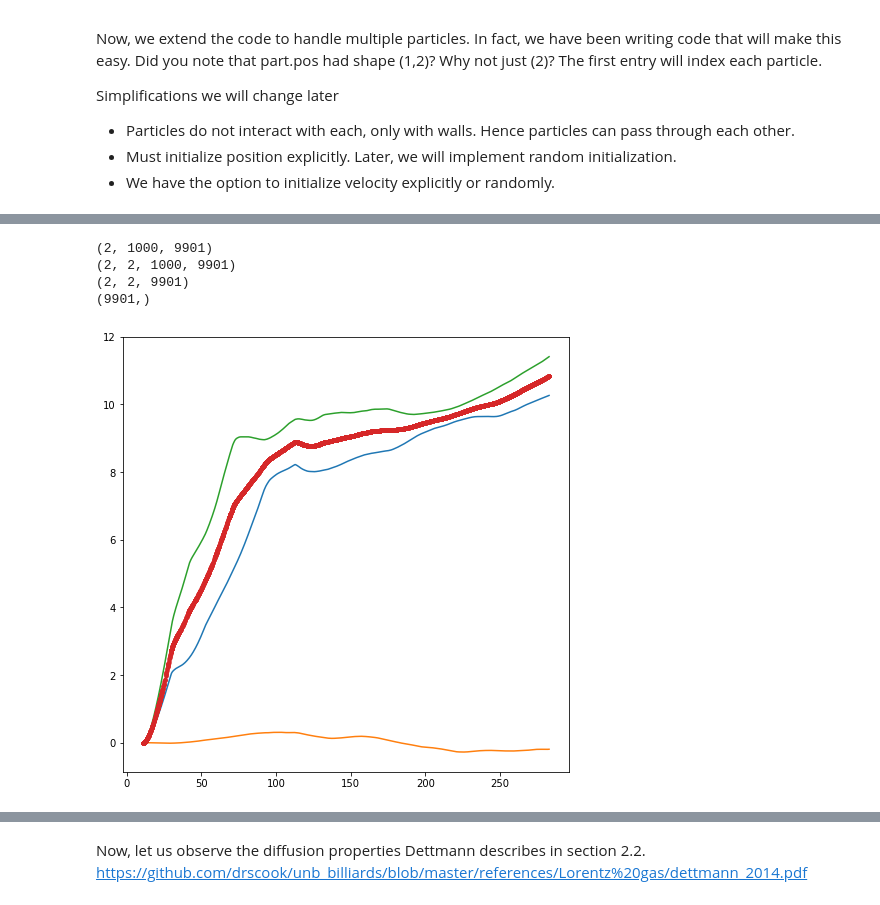
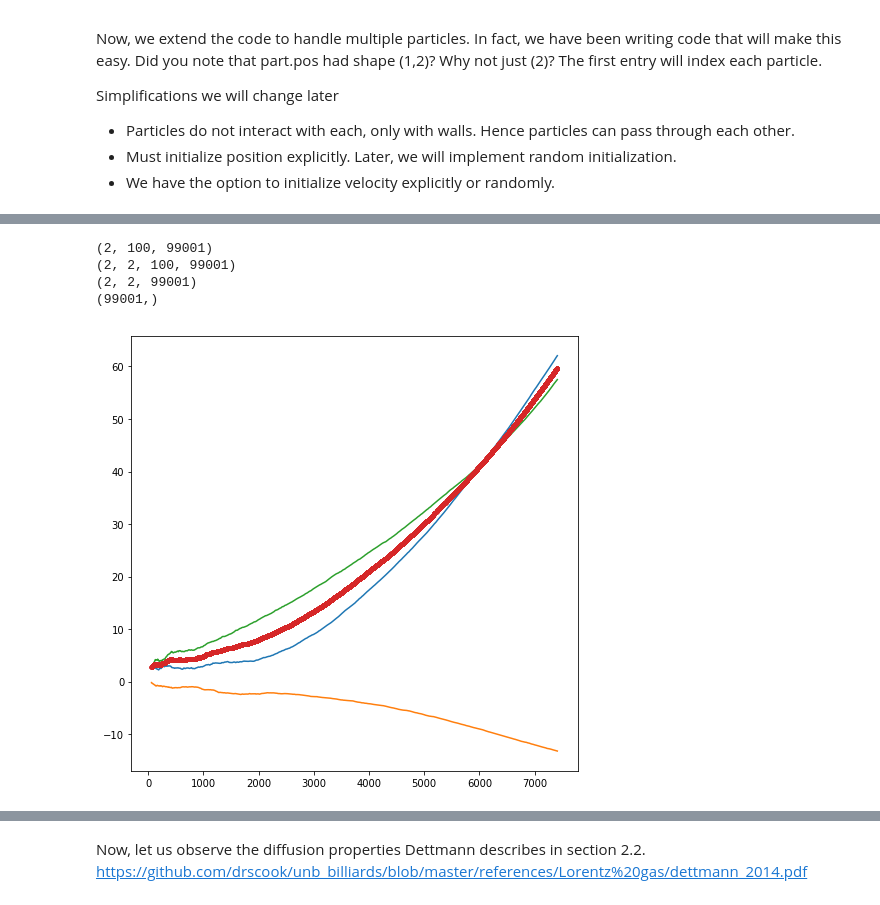
Before and after one commit to drscook/unb_billiards, a Jupyter notebook: code/session2/session2.ipynb, the cells around one changed output, grey strips where cells are left out. Drawn from its saved outputs; the diff is of its cells as text; code cells hidden in the pictures.

```diff
--- a/code/session2/session2.ipynb
+++ b/code/session2/session2.ipynb
@@ -297,11 +349,11 @@ seed = 10
 
 dim = 2
 R_particle = 1.0
-R_scatter = 50.0
+R_scatter = 10.0
 
 R = R_particle + R_scatter
 gap_crit = (2/np.sqrt(3) - 1) * R
-gap = 0.95 * gap_crit
+gap = 0.99 * gap_crit
 
 x0 = R + gap
 y0 = np.sqrt(3) * x0
@@ -319,13 +371,13 @@ wall = [FlatWall(dim=dim, base_point=[-x0, 0], normal=[1, 0], tangents=[[0, y0]]
 for (i, w) in enumerate(wall):
     w.idx = i
 
-num = 5
-part = Particles(max_steps=200, cell_size=[x0, y0], dim=dim, num=num
+num = 100
+part = Particles(max_steps=10000, cell_size=[x0, y0], dim=dim, num=num
                  , mass= np.full(num, 1.0)
                  , radius=np.full(num, R_particle)
                 )
 part.cell_size = [x0, y0]
-part.pos = np.array([[0, 0.8*part.cell_size[1]] for p in range(num)])
+part.pos = np.array([[0, 0.99*part.cell_size[1]] for p in range(num)])
 
 theta = rnd.uniform(0, 2*np.pi, num)
 speed = 1.0
@@ -338,4 +390,7 @@ for step in range(part.max_steps):
 
 next_state(wall, part)
 clean_up(part)
+
+# draw_state()
+# interactive_plot()
 # %% [output]
@@ -401,34 +400,34 @@ Wall time: 13.2 s
 # %%
 # Diffusion
 
-start = 100
+start = 1000
 t = part.t_hist[start:]
 displace = (part.pos_hist[start:] - part.pos_hist[0]).T
 # shape is (dim, num_parts, steps)
 print(displace.shape)
 
 delta = (displace[np.newaxis,:] * displace[:,np.newaxis])
 # shape is (dim, dim, num_parts, steps)
 print(delta.shape)
 
-D_matrix = delta.mean(axis=2) / (2 * t)
+D_matrix = delta.mean(axis=2) / (2 * t**(1.0))
 # shape is (dim, dim, steps)
 print(D_matrix.shape)
 
 trace = np.einsum('dds->s', D_matrix)
 # shape is (steps)
 print(trace.shape)
 D_const = trace / part.dim
 
 fig, ax = plt.subplots(figsize=[8,8])
 for d in range(part.dim):
     for e in range(d+1):
         ax.plot(t, D_matrix[d,e])
 ax.plot(t, D_const, '.')
 plt.show()
 # %% [output]
-(2, 1000, 9901)
-(2, 2, 1000, 9901)
-(2, 2, 9901)
-(9901,)
+(2, 100, 99001)
+(2, 2, 100, 99001)
+(2, 2, 99001)
+(99001,)
-[figure, old version]
+[figure, new version]
```
Also changed, not shown: parts of 13 cells of this notebook, 3 other files.
